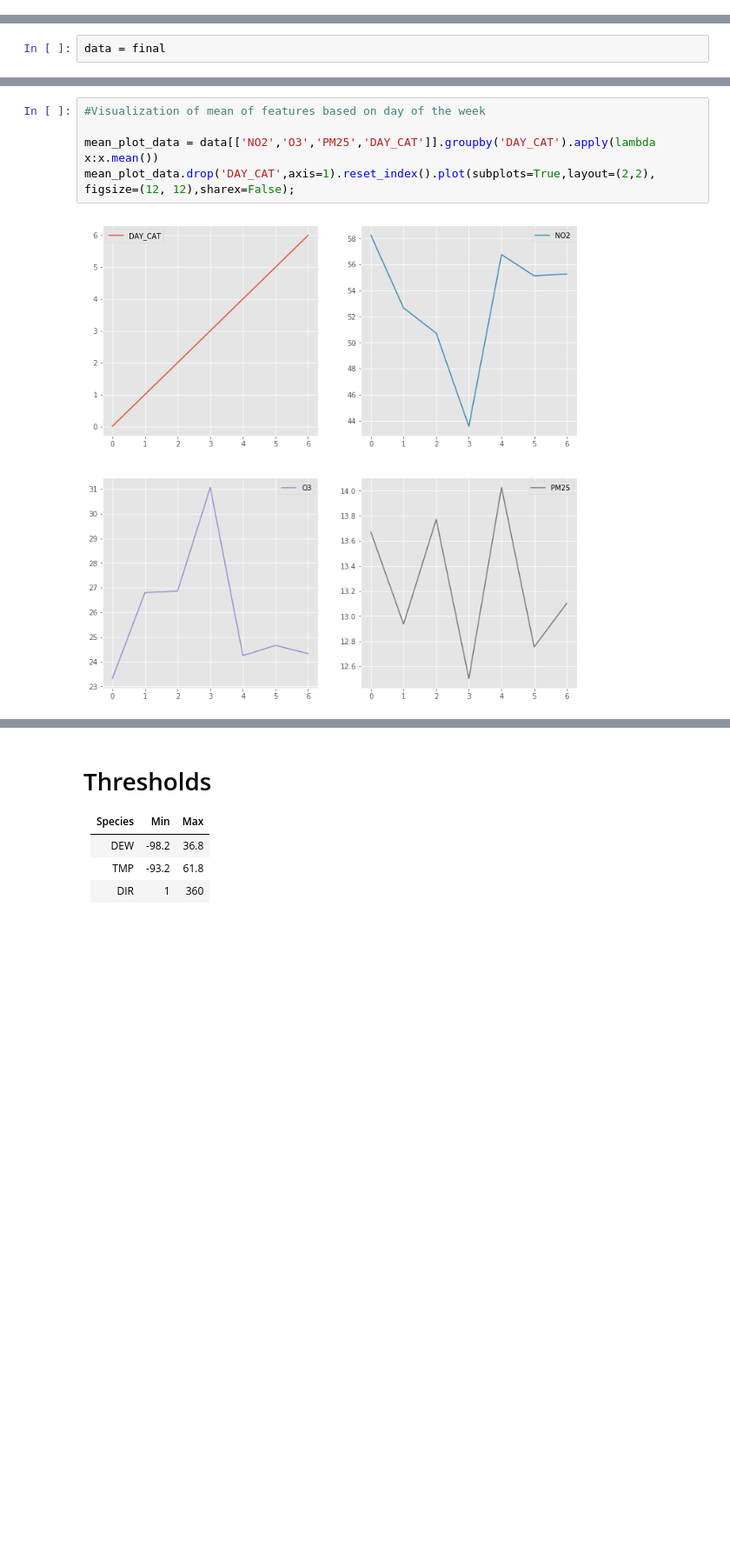
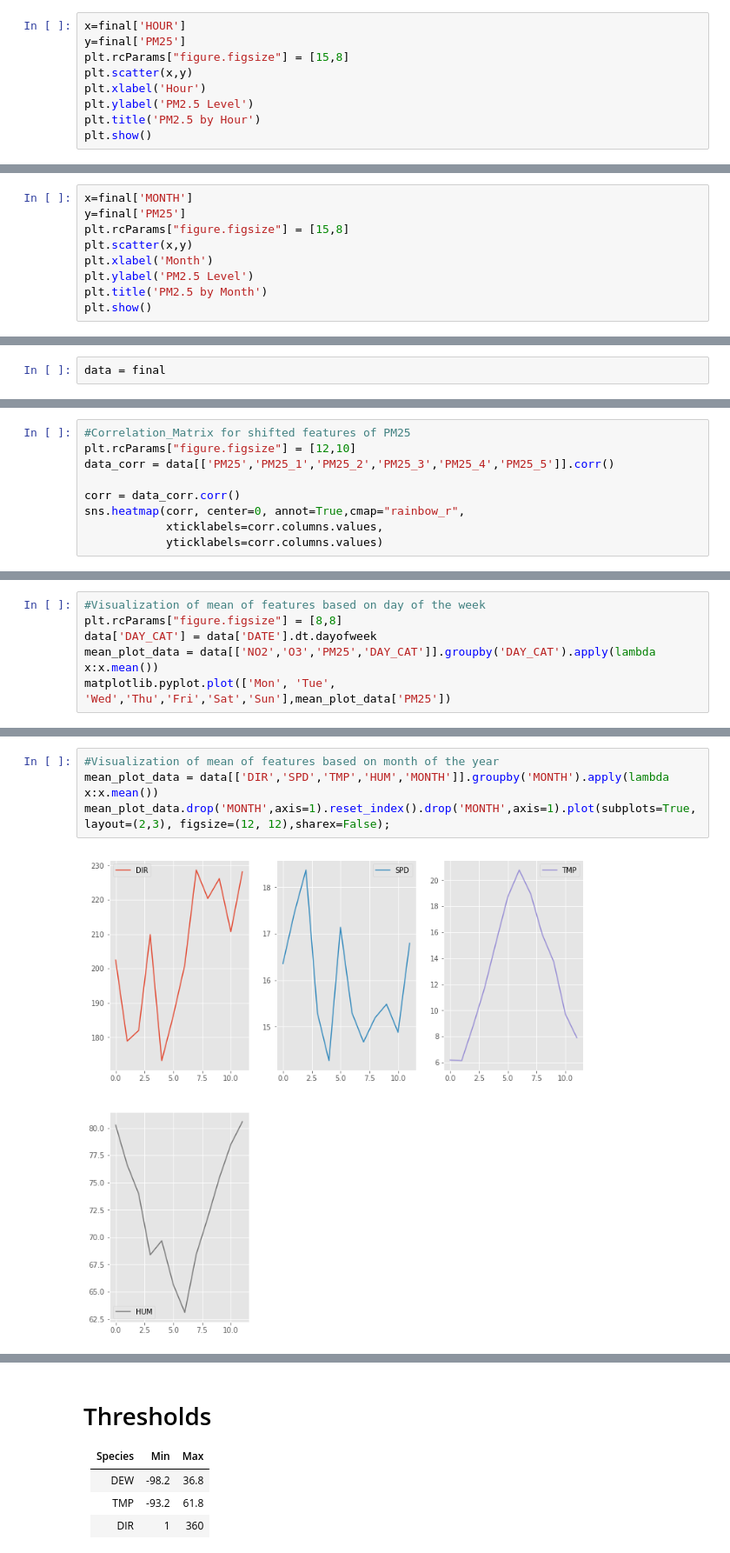
Before and after one commit to jmejco/data-analytics-cw, a Jupyter notebook: data/data-visualization.ipynb, the cells around one changed output, grey strips where cells are left out. Shown at 87% size. Saved outputs shown, nothing was run; the diff lists cells and outputs as text; blank space fills up the shorter version.

Commit message:
Added more visualizations

```diff
--- a/data/data-visualization.ipynb
+++ b/data/data-visualization.ipynb
@@ -32,2 +32,11 @@ final  = pd.read_csv('vis/final-visualization.csv')
 # %%
 ##############################  CREATE DATA VISUALISATIONS FOR ALL STEPS #################################
+# %%
+x=final['HOUR']
+y=final['PM25']
+plt.rcParams["figure.figsize"] = [15,8]
+plt.scatter(x,y)
+plt.xlabel('Hour')
+plt.ylabel('PM2.5 Level')
+plt.title('PM2.5 by Hour')
+plt.show()
@@ -33,0 +45,9 @@ final  = pd.read_csv('vis/final-visualization.csv')
+# %%
+x=final['MONTH']
+y=final['PM25']
+plt.rcParams["figure.figsize"] = [15,8]
+plt.scatter(x,y)
+plt.xlabel('Month')
+plt.ylabel('PM2.5 Level')
+plt.title('PM2.5 by Month')
+plt.show()
@@ -68,3 +81,12 @@ sns.heatmap(corr, center=0, annot=True,cmap="rainbow_r",
 # %% [output]
 <matplotlib.axes._subplots.AxesSubplot at 0x...>
 [figure]
+# %%
+#Correlation_Matrix for shifted features of PM25
+plt.rcParams["figure.figsize"] = [12,10]
+data_corr = data[['PM25','PM25_1','PM25_2','PM25_3','PM25_4','PM25_5']].corr()
+
+corr = data_corr.corr()
+sns.heatmap(corr, center=0, annot=True,cmap="rainbow_r",
+            xticklabels=corr.columns.values,
+            yticklabels=corr.columns.values)
@@ -70,0 +96,6 @@ sns.heatmap(corr, center=0, annot=True,cmap="rainbow_r",
+# %%
+#Visualization of mean of features based on day of the week
+plt.rcParams["figure.figsize"] = [8,8]
+data['DAY_CAT'] = data['DATE'].dt.dayofweek
+mean_plot_data = data[['NO2','O3','PM25','DAY_CAT']].groupby('DAY_CAT').apply(lambda x:x.mean())
+matplotlib.pyplot.plot(['Mon', 'Tue', 'Wed','Thu','Fri','Sat','Sun'],mean_plot_data['PM25'])
@@ -71,7 +105,6 @@ sns.heatmap(corr, center=0, annot=True,cmap="rainbow_r",
 # %%
-#Visualization of mean of features based on day of the week
-
-mean_plot_data = data[['NO2','O3','PM25','DAY_CAT']].groupby('DAY_CAT').apply(lambda x:x.mean())
-mean_plot_data.drop('DAY_CAT',axis=1).reset_index().plot(subplots=True,layout=(2,2), figsize=(12, 12),sharex=False);
+#Visualization of mean of features based on month of the year
+mean_plot_data = data[['DIR','SPD','TMP','HUM','MONTH']].groupby('MONTH').apply(lambda x:x.mean())
+mean_plot_data.drop('MONTH',axis=1).reset_index().drop('MONTH',axis=1).plot(subplots=True,layout=(2,3), figsize=(12, 12),sharex=False);
 # %% [output]
-[figure, old version]
+[figure, new version]
```
Also changed, not shown: parts of 10 cells of this notebook, 1 other file.
